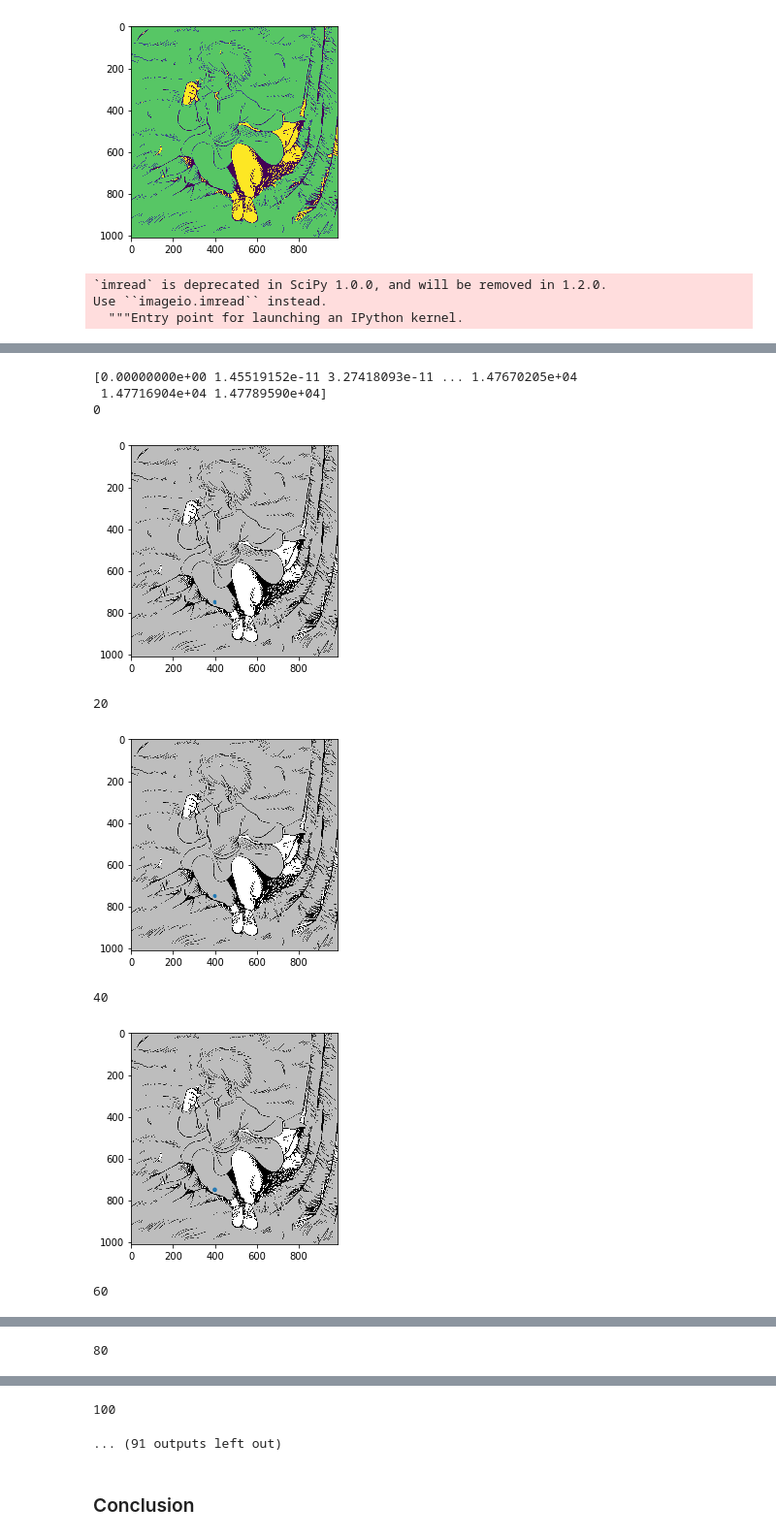
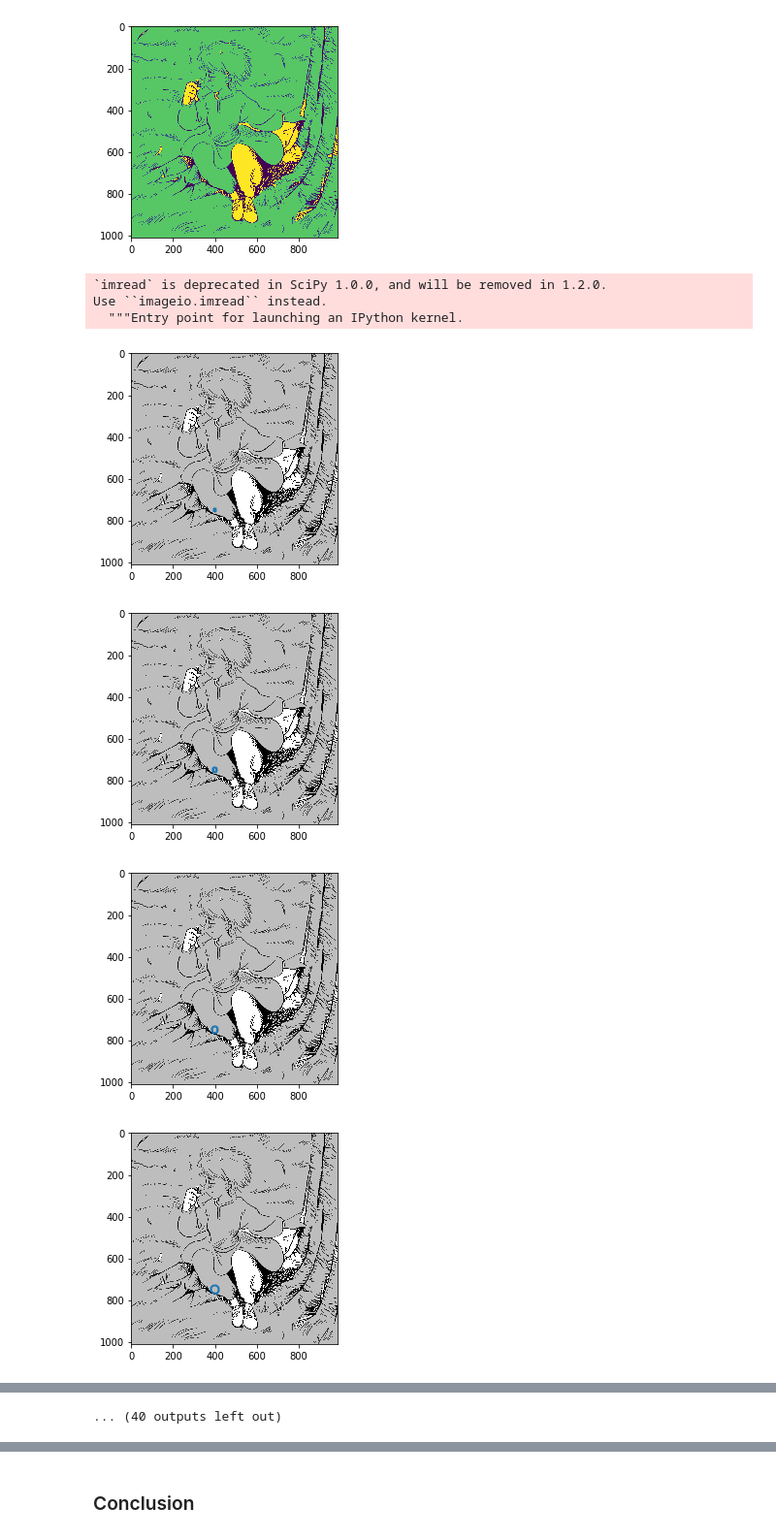
Before and after one commit to Batmanabcdefg/Manga-Colorization, a Jupyter notebook: Project Report.ipynb, the cells around one changed output, grey strips where cells are left out. Shown at 97% size. Cells and saved outputs as stored; diff of their text form; code cells hidden in the pictures.

```diff
--- a/Project Report.ipynb
+++ b/Project Report.ipynb
@@ -66,9 +66,13 @@ Use ``imageio.imread`` instead.
 # %%
 image = imread('123.png', True)
 image = np.array(image,dtype='float32')
-LS = level_set.levelSet(4,1001,2,-1.1,2.0,0.8)
+LS = level_set.levelSet(4,100,2,-1000,2.0,0.8)
 LS.gradientDescent(image,750,400)
 # %% [output]
 `imread` is deprecated in SciPy 1.0.0, and will be removed in 1.2.0.
 Use ``imageio.imread`` instead.
   """Entry point for launching an IPython kernel.
+[figure]
+[figure]
+[figure]
+[figure]
@@ -75,9 +86 @@ Use ``imageio.imread`` instead.
-[0.00000000e+00 1.45519152e-11 3.27418093e-11 ... 1.47670205e+04
- 1.47716904e+04 1.47789590e+04]
-0
+... (40 outputs left out)
-[figure]
-20
-[figure]
-40
-[figure]
-60
@@ -85 +86,0 @@ Use ``imageio.imread`` instead.
-80
@@ -87,5 +87,3 @@ Use ``imageio.imread`` instead.
-100
-... (91 outputs left out)
 # %% [markdown]
 ### Conclusion
 # %% [markdown]
```
Also changed, not shown: parts of 3 cells of this notebook, 11 other files.
